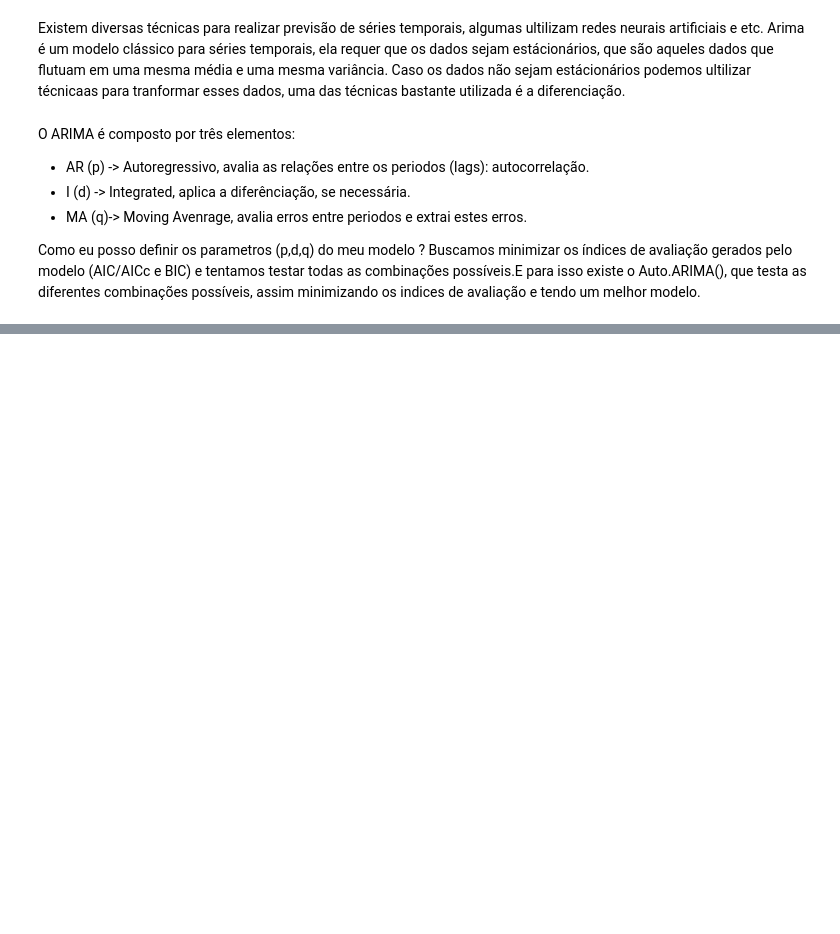
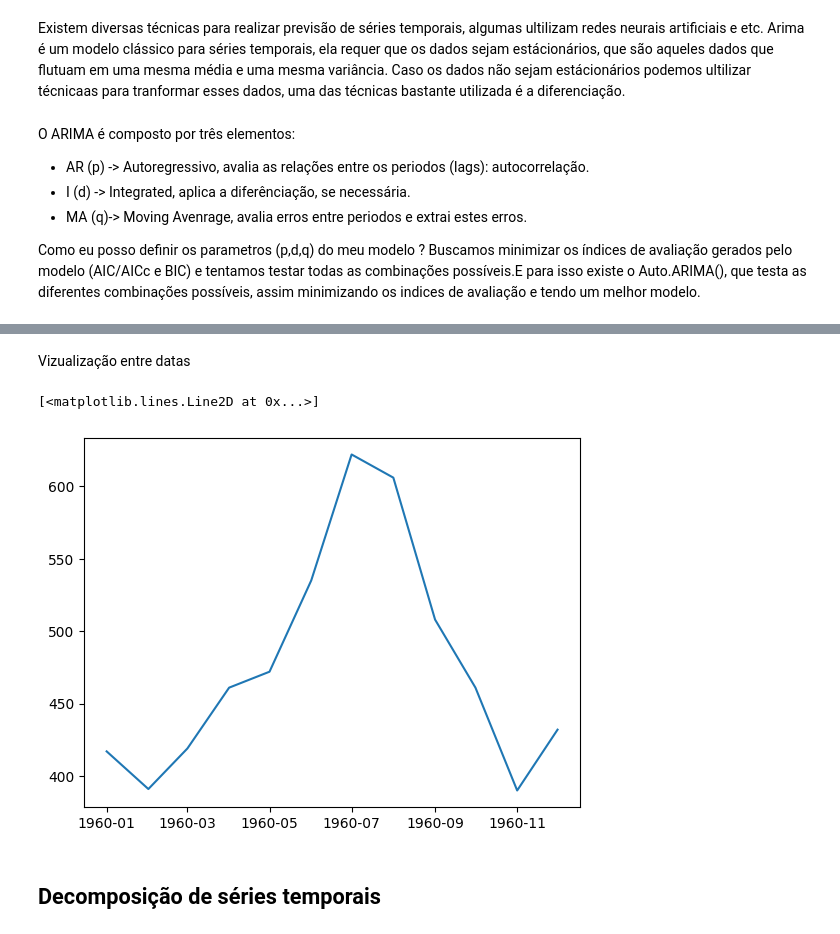
Before and after one commit to VINIA6/Study_Models, a Jupyter notebook: Study_Models.ipynb, the cells around one changed output, grey strips where cells are left out. Drawn from its saved outputs; the diff is of its cells as text; code cells hidden in the pictures; blank space fills up the shorter version.

```diff
--- a/Study_Models.ipynb
+++ b/Study_Models.ipynb
@@ -292,0 +413,10 @@ Buscamos minimizar os índices de avaliação gerados pelo modelo (AIC/AICc e BI
+# %% [markdown]
+Vizualização entre datas
+# %%
+ts_data = timeseries['1960-01-01':'1960-12-01']
+plt.plot(ts_data)
+# %% [output]
+[<matplotlib.lines.Line2D at 0x...>]
+[figure, added]
+# %% [markdown]
+## Decomposição de séries temporais
```
Also changed, not shown: parts of 45 cells of this notebook.
